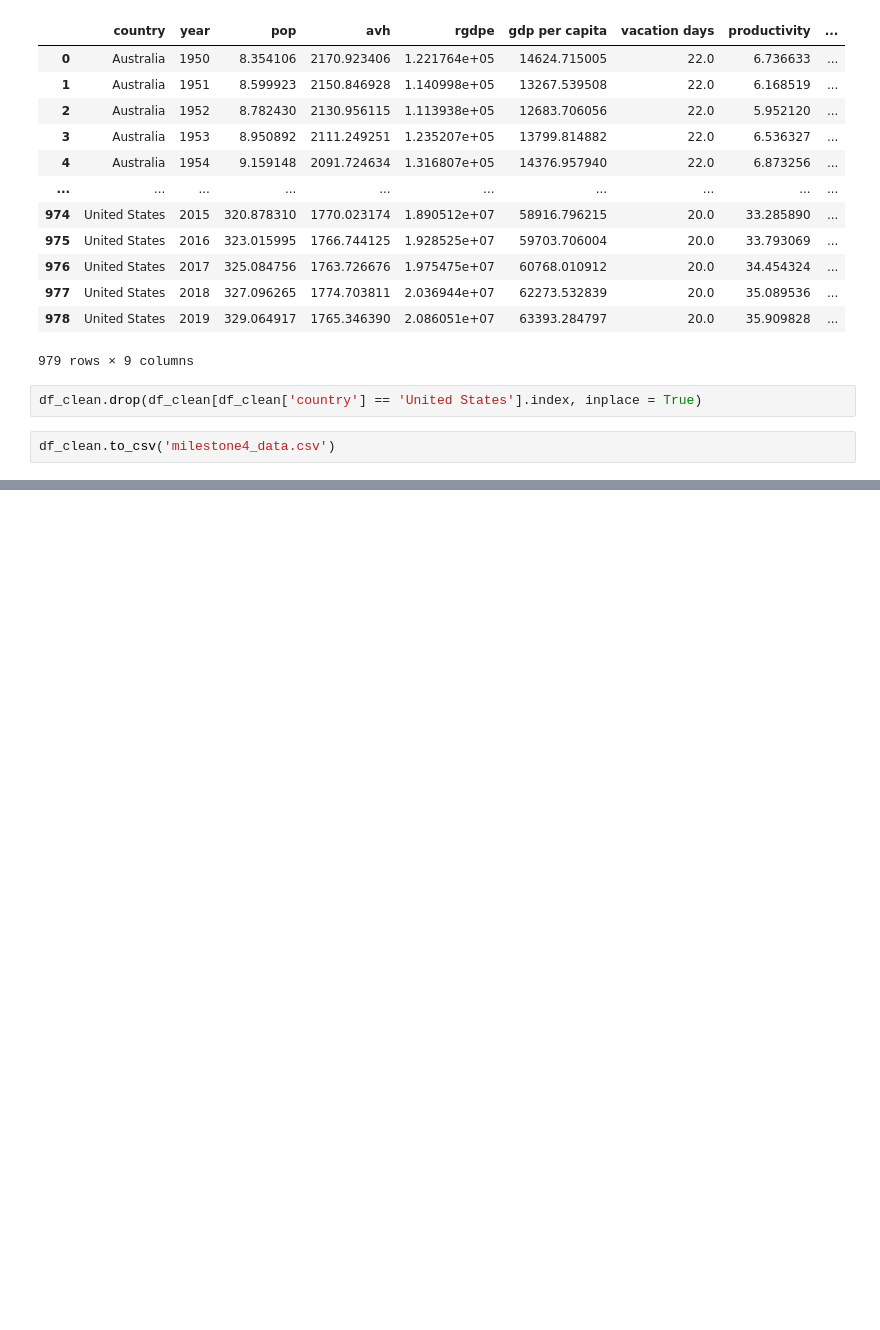
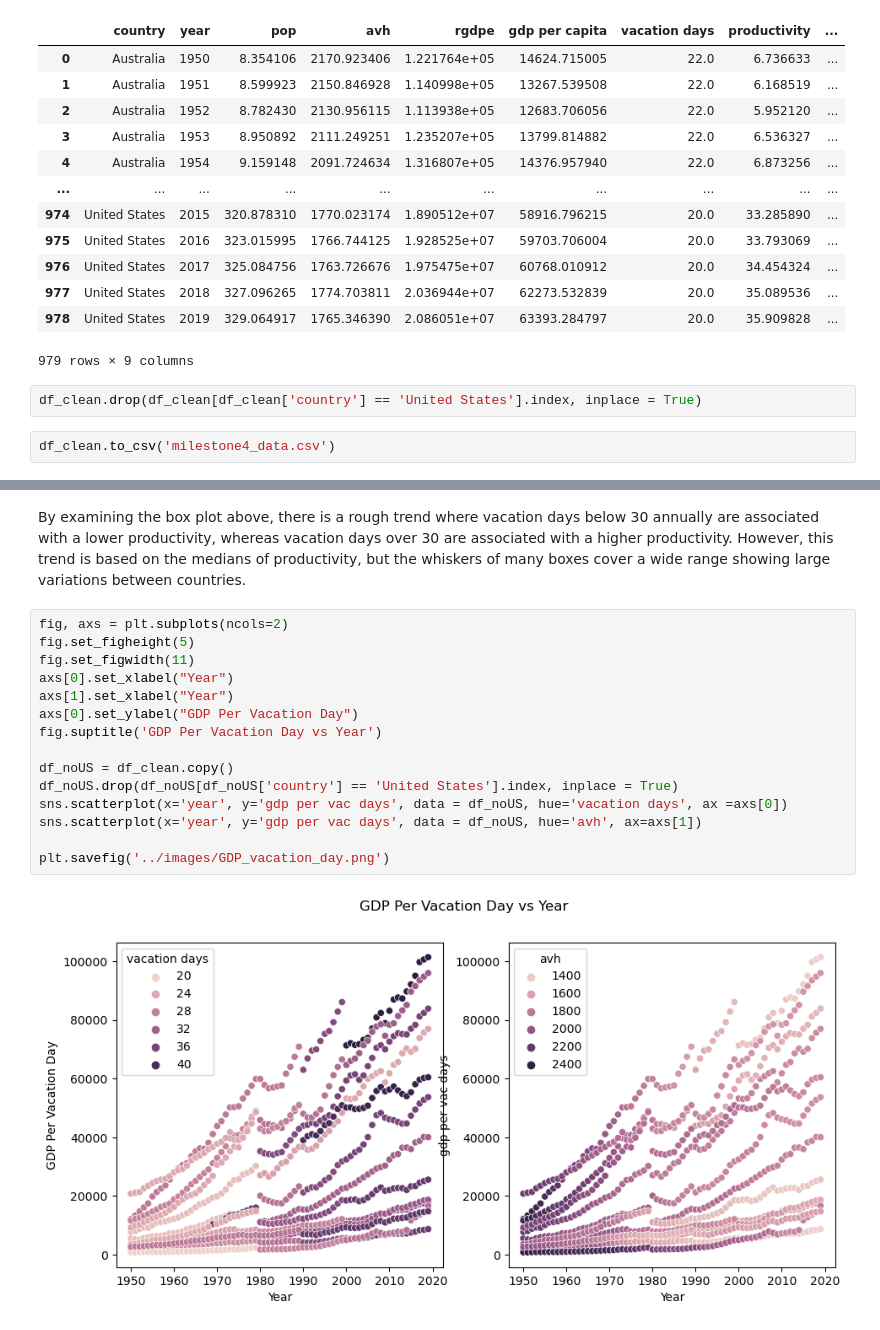
Before and after one commit to ubco-W2022T1-cosc301/project-group17, a Jupyter notebook: notebooks/analysis1.ipynb, the cells around one changed output, grey strips where cells are left out. Drawn from its saved outputs; the diff is of its cells as text; blank space fills up the shorter version.

```diff
--- a/notebooks/analysis1.ipynb
+++ b/notebooks/analysis1.ipynb
@@ -178,0 +190,19 @@ df_clean.to_csv('milestone4_data.csv')
+# %% [markdown]
+By examining the box plot above, there is a rough trend where vacation days below 30 annually are associated with a lower productivity, whereas vacation days over 30 are associated with a higher productivity. However, this trend is based on the medians of productivity, but the whiskers of many boxes cover a wide range showing large variations between countries.
+# %%
+fig, axs = plt.subplots(ncols=2)
+fig.set_figheight(5)
+fig.set_figwidth(11)
+axs[0].set_xlabel("Year")
+axs[1].set_xlabel("Year")
+axs[0].set_ylabel("GDP Per Vacation Day")
+fig.suptitle('GDP Per Vacation Day vs Year')
+
+df_noUS = df_clean.copy()
+df_noUS.drop(df_noUS[df_noUS['country'] == 'United States'].index, inplace = True)
+sns.scatterplot(x='year', y='gdp per vac days', data = df_noUS, hue='vacation days', ax =axs[0])
+sns.scatterplot(x='year', y='gdp per vac days', data = df_noUS, hue='avh', ax=axs[1])
+
+plt.savefig('../images/GDP_vacation_day.png')
+# %% [output]
+[figure, added]
```
Also changed, not shown: parts of 3 cells of this notebook, 3 other files.
